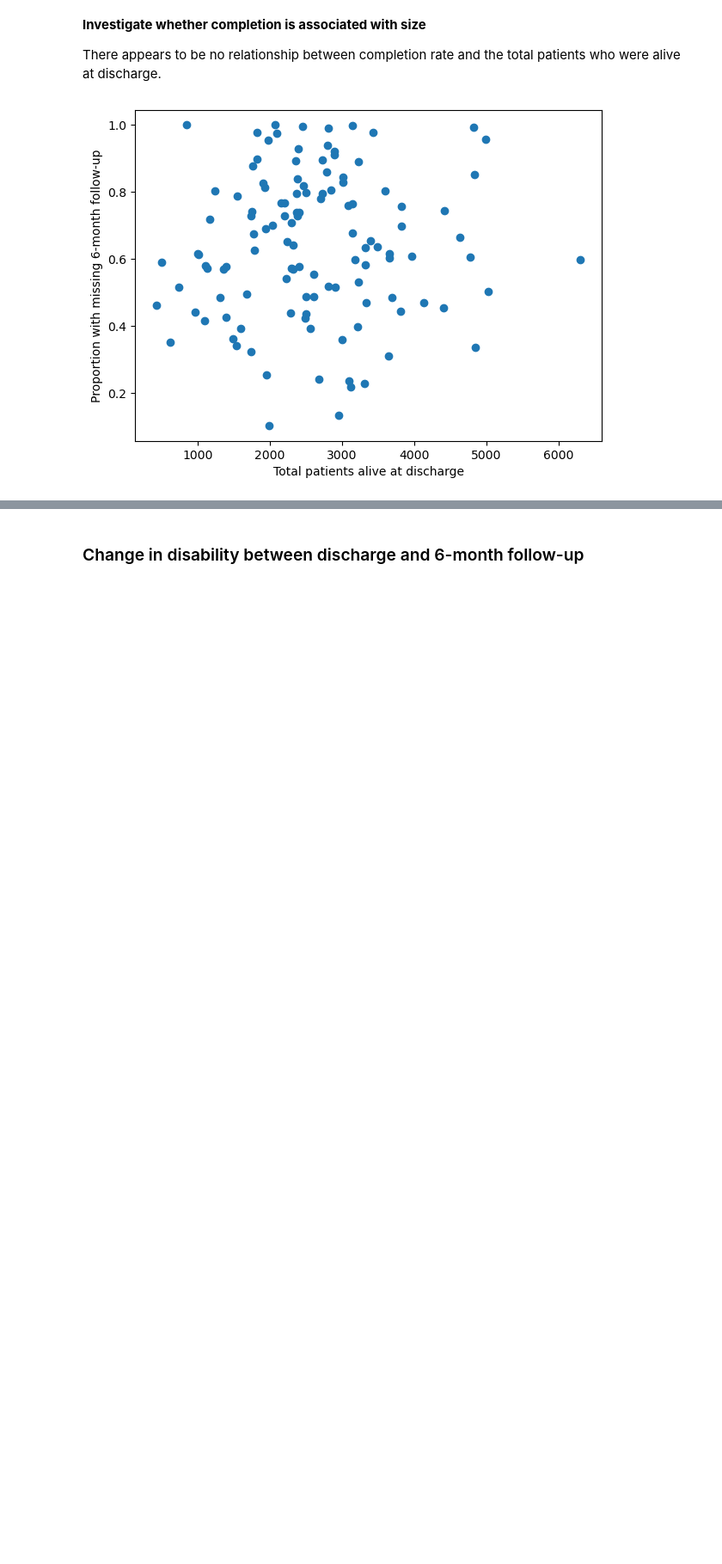
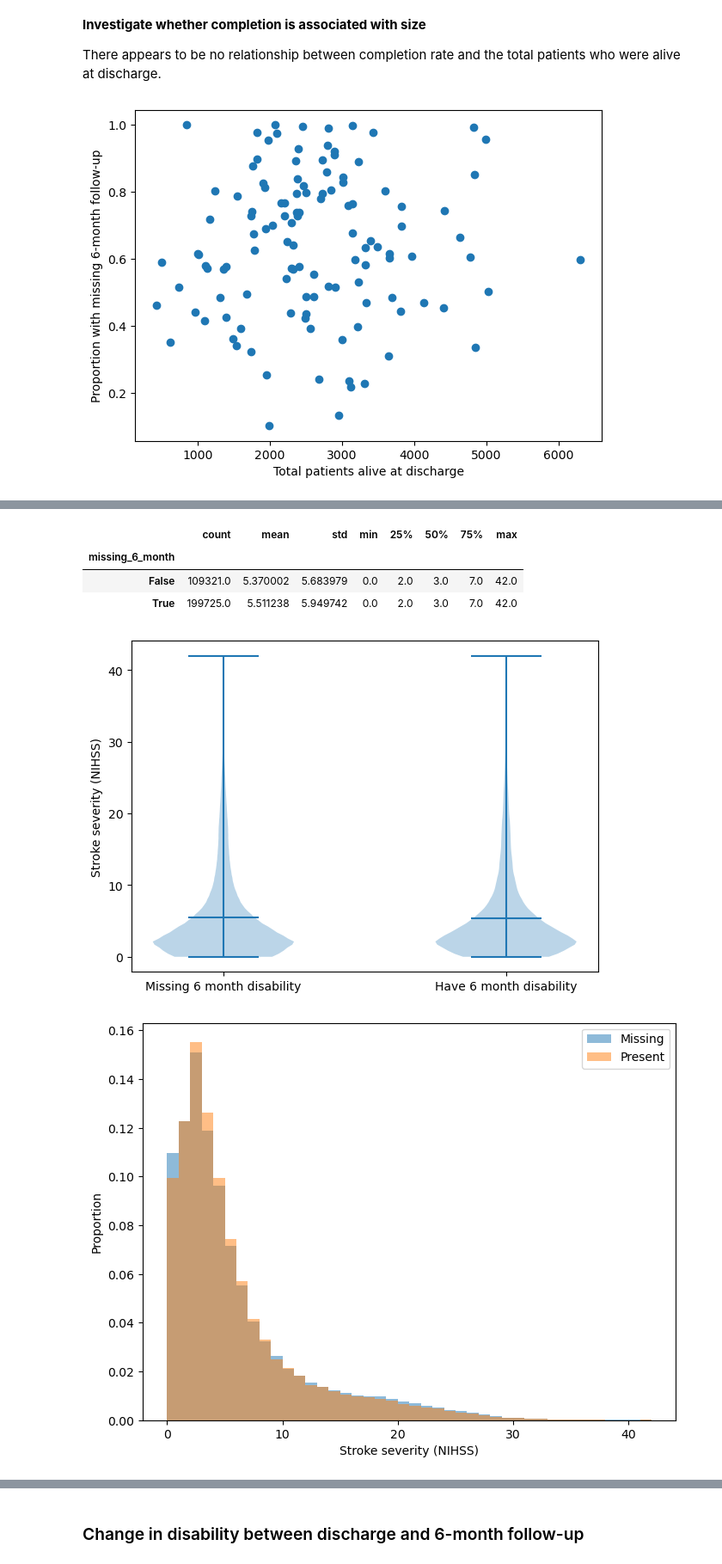
Before and after one commit to samuel-book/samuel_2_data_prep, a Jupyter notebook: descriptive_statistics/disability_6_months.ipynb, the cells around one changed output, grey strips where cells are left out. Shown: that part at 86% size. Cells and saved outputs as stored; diff of their text form; code cells hidden in the pictures; blank space fills up the shorter version.

Commit message:
Removed some completion/death plots. Added more plots and comparisons for patients with and without follow up

```diff
--- a/descriptive_statistics/disability_6_months.ipynb
+++ b/descriptive_statistics/disability_6_months.ipynb
@@ -275,0 +192,36 @@ Proportion followed up in those thrombolysed v.s. not
+# %%
+# Describe mean, median, IQR, etc. of stroke severity
+display(
+    data_full_alive.groupby('missing_6_month')['stroke_severity'].describe())
+
+# Compare distribution of stroke severity results using violin plots
+fig, ax = plt.subplots(figsize=(7, 5))
+ax.violinplot([
+    data_full_alive.loc[data_full_alive['missing_6_month'], 'stroke_severity'],
+    data_full_alive.loc[~data_full_alive['missing_6_month'], 'stroke_severity']
+    ], showmeans=True)
+plt.xticks([1, 2], ['Missing 6 month disability', 'Have 6 month disability'])
+ax.set_ylabel('Stroke severity (NIHSS)')
+plt.show()
+
+# Compare distributions using overlaid histograms
+plot_missing = data_full_alive.loc[
+    data_full_alive['missing_6_month'], 'stroke_severity']
+plot_present = data_full_alive.loc[
+    ~data_full_alive['missing_6_month'], 'stroke_severity']
+plt.figure(figsize=(8, 6))
+plt.hist(plot_missing, weights=np.ones(len(plot_missing)) / len(plot_missing),
+         bins=np.arange(0, 43, 1), alpha=0.5, label="Missing")
+plt.hist(plot_present, weights=np.ones(len(plot_present)) / len(plot_present),
+         bins=np.arange(0, 43, 1), alpha=0.5, label="Present")
+plt.xlabel('Stroke severity (NIHSS)')
+plt.ylabel('Proportion')
+plt.legend()
+plt.show()
+# %% [output]
+|  | count | mean | std | min | 25% | 50% | 75% | max |
+| missing_6_month |  |  |  |  |  |  |  |  |
+| False | 109321.0 | 5.370002 | 5.683979 | 0.0 | 2.0 | 3.0 | 7.0 | 42.0 |
+| True | 199725.0 | 5.511238 | 5.949742 | 0.0 | 2.0 | 3.0 | 7.0 | 42.0 |
+[figure, added]
+[figure, added]
```
Also changed, not shown: parts of 16 cells of this notebook.
